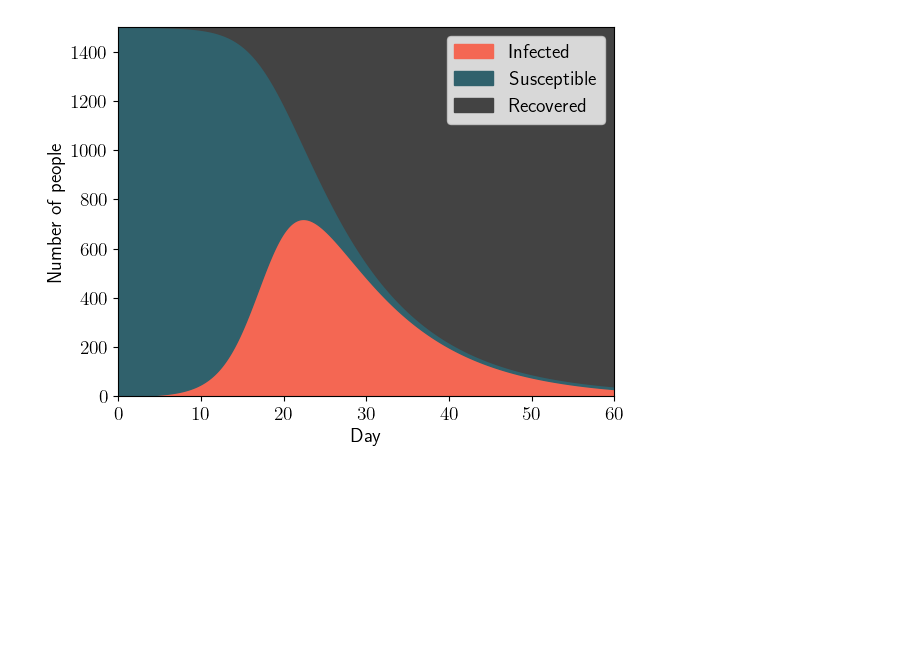
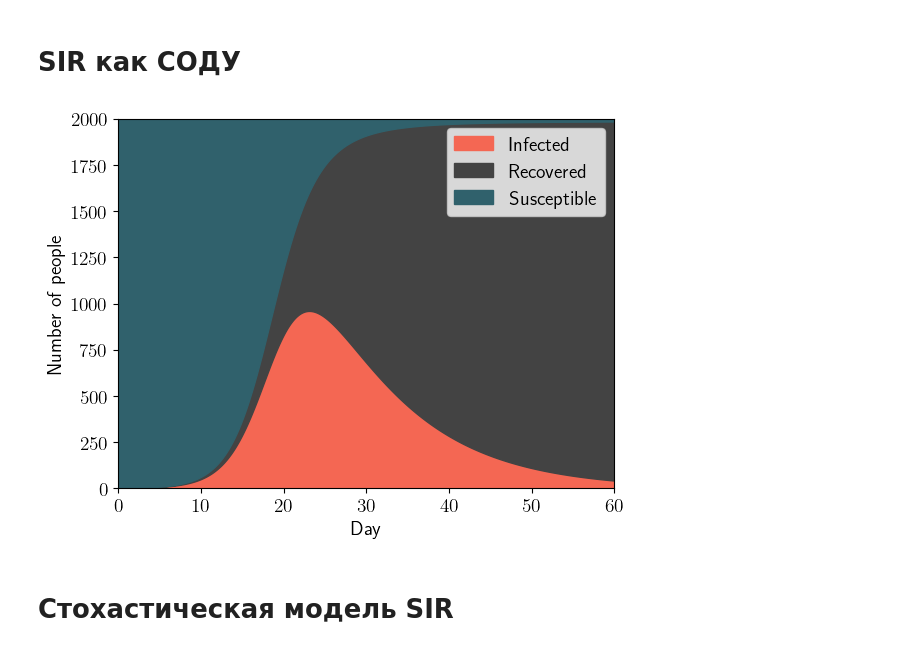
Before and after one commit to kisnikser/Epidemic-Spread-Models, a Jupyter notebook: main.ipynb, the cells around one changed output. Cells and saved outputs as stored; diff of their text form; code cells hidden in the pictures; blank space fills up the shorter version.

```diff
--- a/main.ipynb
+++ b/main.ipynb
@@ -20,30 +25,36 @@ plt.rcParams.update(myparams)
+# %% [markdown]
+# SIR как СОДУ
 # %%
-def SIREpidemicPlot(sir, time_steps):
+def SIREpidemicPlot(sir, time_steps, save=False):
     solver = ForwardEuler(sir)
     solver.set_initial_conditions(sir.initial_conditions)
 
     t, u = solver.solve(time_steps)
 
     plt.fill_between(t, np.zeros_like(t), u[:, 1], color="#f46753", label="Infected")
-    plt.fill_between(t, u[:, 1], u[:, 1] + u[:, 0], color="#30616c", label="Susceptible")
-    plt.fill_between(t, u[:, 1] + u[:, 0], u[:, 1] + u[:, 0] + u[:, 2], color="#434343", label="Recovered")
+    plt.fill_between(t, u[:, 1], u[:, 1] + u[:, 2], color="#434343", label="Recovered")
+    plt.fill_between(t, u[:, 1] + u[:, 2], u[:, 0] + u[:, 1] + u[:, 2], color="#30616c", label="Susceptible")
     plt.xlabel("Day")
     plt.ylabel("Number of people")
     plt.xlim(0, t[-1])
     plt.ylim(0, sir.N)
     plt.legend()
+    if save:
+        plt.savefig('pictures/SIR')
     plt.show()
 # %%
 #beta = lambda t: 0.7 if t <=10 else 0.2
 beta = 0.5
 gamma = 0.1
-S0 = 1500
+S0 = 2000
 I0 = 1
 R0 = 0
 
 sir = SIR(beta, gamma, S0, I0, R0)
 time_steps = np.linspace(0, 60, 1001) # 2 months
 
-SIREpidemicPlot(sir, time_steps)
+SIREpidemicPlot(sir, time_steps, save=True)
 # %% [output]
-[figure, old version]
+[figure, new version]
+# %% [markdown]
+# Стохастическая модель SIR
```
Also changed, not shown: parts of 4 cells of this notebook, 4 other files.
